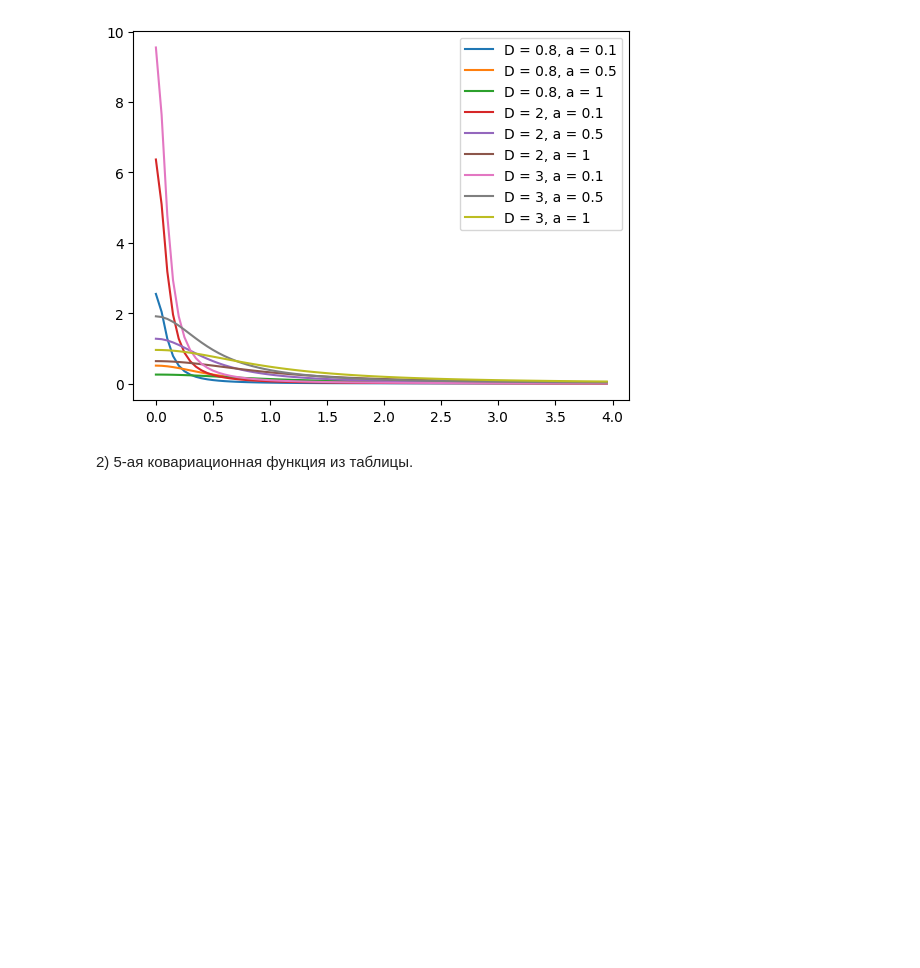
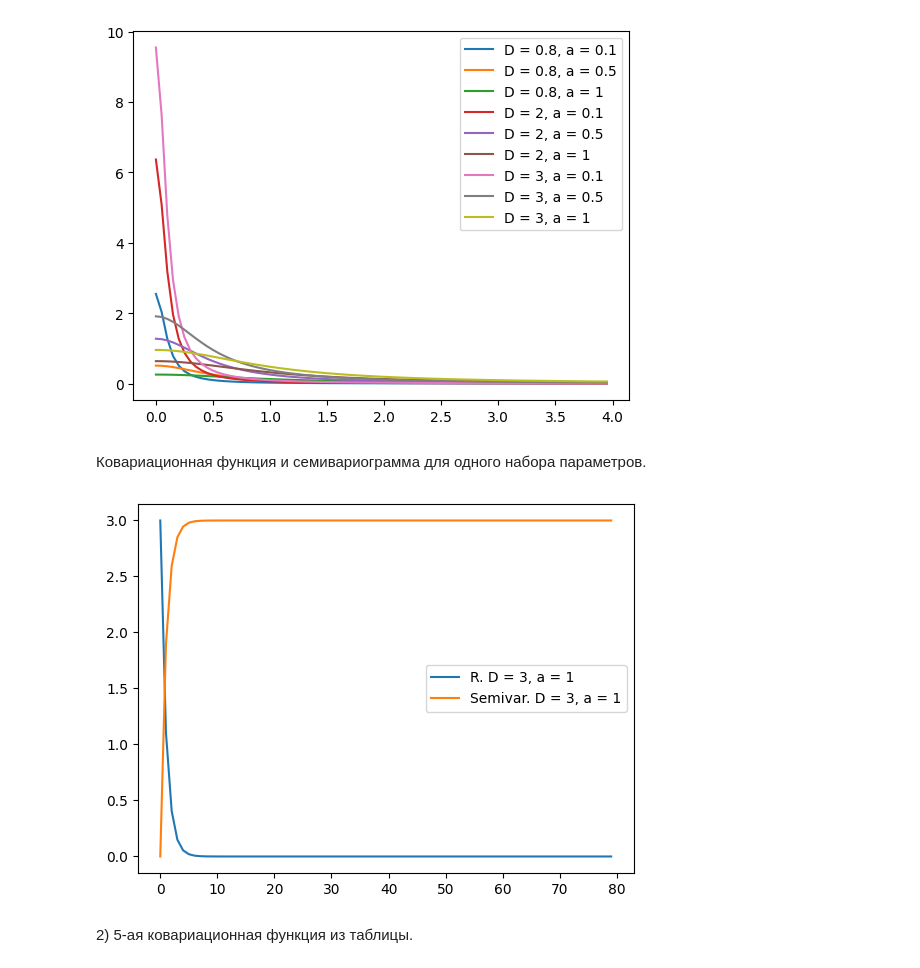
Before and after one commit to feelitbreak/data-analysis, a Jupyter notebook: lab2/mmda2.ipynb, the cells around one changed output. Saved outputs shown, nothing was run; the diff lists cells and outputs as text; code cells hidden in the pictures; blank space fills up the shorter version.

```diff
--- a/lab2/mmda2.ipynb
+++ b/lab2/mmda2.ipynb
@@ -77,6 +77,16 @@ plt.legend()
 plt.show()
 # %% [output]
 [figure]
+# %% [markdown]
+Ковариационная функция и семивариограмма для одного набора параметров.
+# %%
+plt.plot(t, r_1, label = f'R. D = {D[2]}, a = {a[2]}')
+plt.plot(t, semivar_1, label = f'Semivar. D = {D[2]}, a = {a[2]}')
+
+plt.legend()
+plt.show()
+# %% [output]
+[figure, added]
 # %% [markdown]
 2\) 5-ая ковариационная функция из таблицы.
 # %% [markdown]
```
Also changed, not shown: parts of 8 cells of this notebook.
